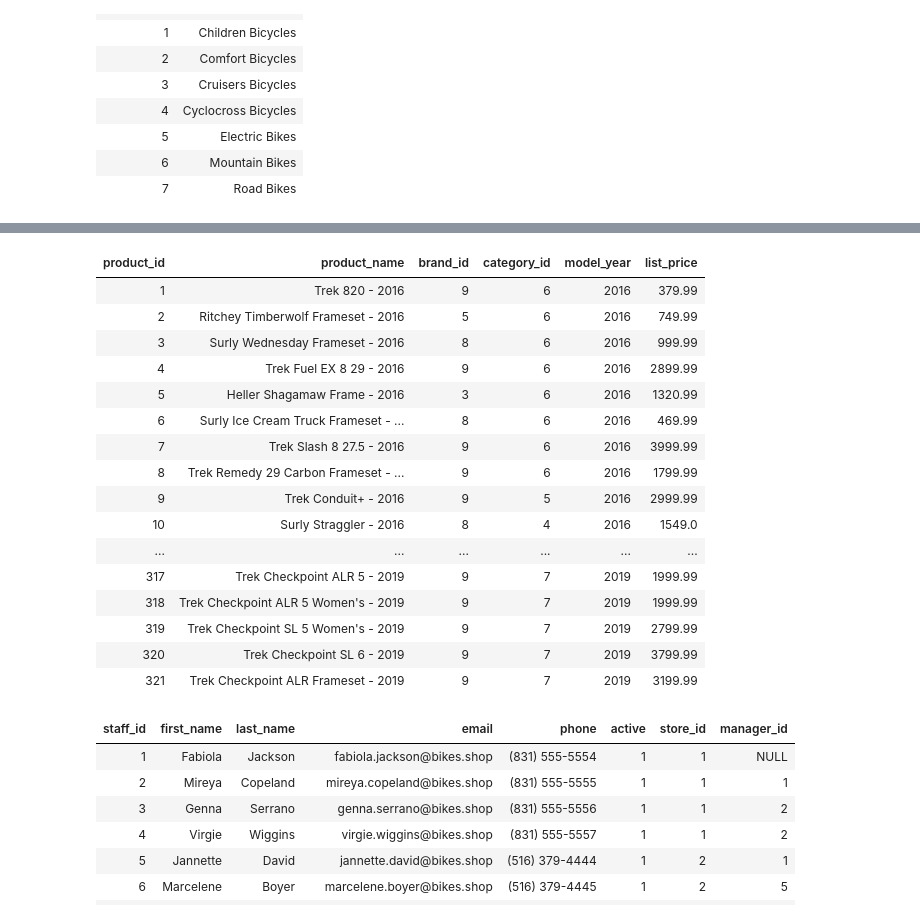
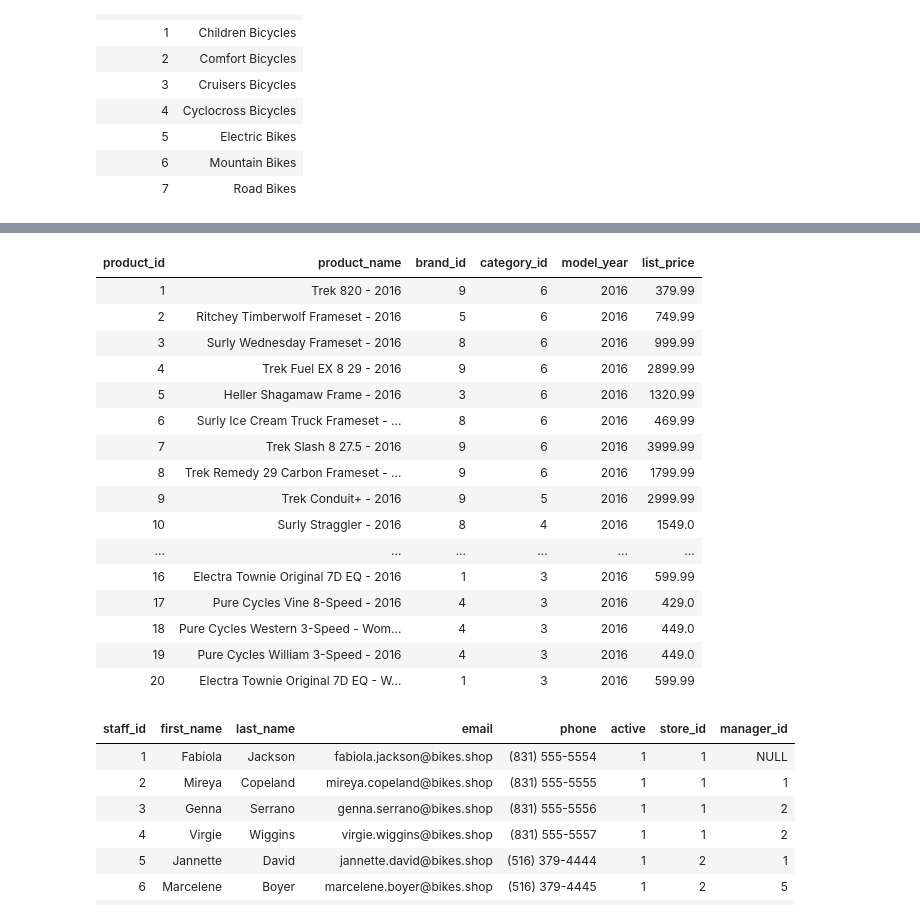
Before and after one commit to joaovilar/azure_databricks_datalake, a Jupyter notebook: azure data lake connect - raw.ipynb, the cells around one changed output, grey strips where cells are left out. Cells and saved outputs as stored; diff of their text form; code cells hidden in the pictures.

```diff
--- a/azure data lake connect - raw.ipynb
+++ b/azure data lake connect - raw.ipynb
@@ -147,26 +147,26 @@ display(df_orders)
 # %%
 # Leitura do arquivo products.csv
 
 df_products = spark.read.csv("dbfs:/mnt/biker-store/raw/products.csv", header=True, inferSchema=True)
-display(df_products)
+display(df_products.limit(20))
 # %% [output]
 | product_id | product_name | brand_id | category_id | model_year | list_price |
 | 1 | Trek 820 - 2016 | 9 | 6 | 2016 | 379.99 |
 | 2 | Ritchey Timberwolf Frameset - 2016 | 5 | 6 | 2016 | 749.99 |
 | 3 | Surly Wednesday Frameset - 2016 | 8 | 6 | 2016 | 999.99 |
 | 4 | Trek Fuel EX 8 29 - 2016 | 9 | 6 | 2016 | 2899.99 |
 | 5 | Heller Shagamaw Frame - 2016 | 3 | 6 | 2016 | 1320.99 |
 | 6 | Surly Ice Cream Truck Frameset - ... | 8 | 6 | 2016 | 469.99 |
 | 7 | Trek Slash 8 27.5 - 2016 | 9 | 6 | 2016 | 3999.99 |
 | 8 | Trek Remedy 29 Carbon Frameset - ... | 9 | 6 | 2016 | 1799.99 |
 | 9 | Trek Conduit+ - 2016 | 9 | 5 | 2016 | 2999.99 |
 | 10 | Surly Straggler - 2016 | 8 | 4 | 2016 | 1549.0 |
 | ... | ... | ... | ... | ... | ... |
-| 317 | Trek Checkpoint ALR 5 - 2019 | 9 | 7 | 2019 | 1999.99 |
-| 318 | Trek Checkpoint ALR 5 Women's - 2019 | 9 | 7 | 2019 | 1999.99 |
-| 319 | Trek Checkpoint SL 5 Women's - 2019 | 9 | 7 | 2019 | 2799.99 |
-| 320 | Trek Checkpoint SL 6 - 2019 | 9 | 7 | 2019 | 3799.99 |
-| 321 | Trek Checkpoint ALR Frameset - 2019 | 9 | 7 | 2019 | 3199.99 |
+| 16 | Electra Townie Original 7D EQ - 2016 | 1 | 3 | 2016 | 599.99 |
+| 17 | Pure Cycles Vine 8-Speed - 2016 | 4 | 3 | 2016 | 429.0 |
+| 18 | Pure Cycles Western 3-Speed - Wom... | 4 | 3 | 2016 | 449.0 |
+| 19 | Pure Cycles William 3-Speed - 2016 | 4 | 3 | 2016 | 449.0 |
+| 20 | Electra Townie Original 7D EQ - W... | 1 | 3 | 2016 | 599.99 |
 # %%
 # Leitura do arquivo staffs.csv
 
```
Also changed, not shown: parts of 3 cells of this notebook.
